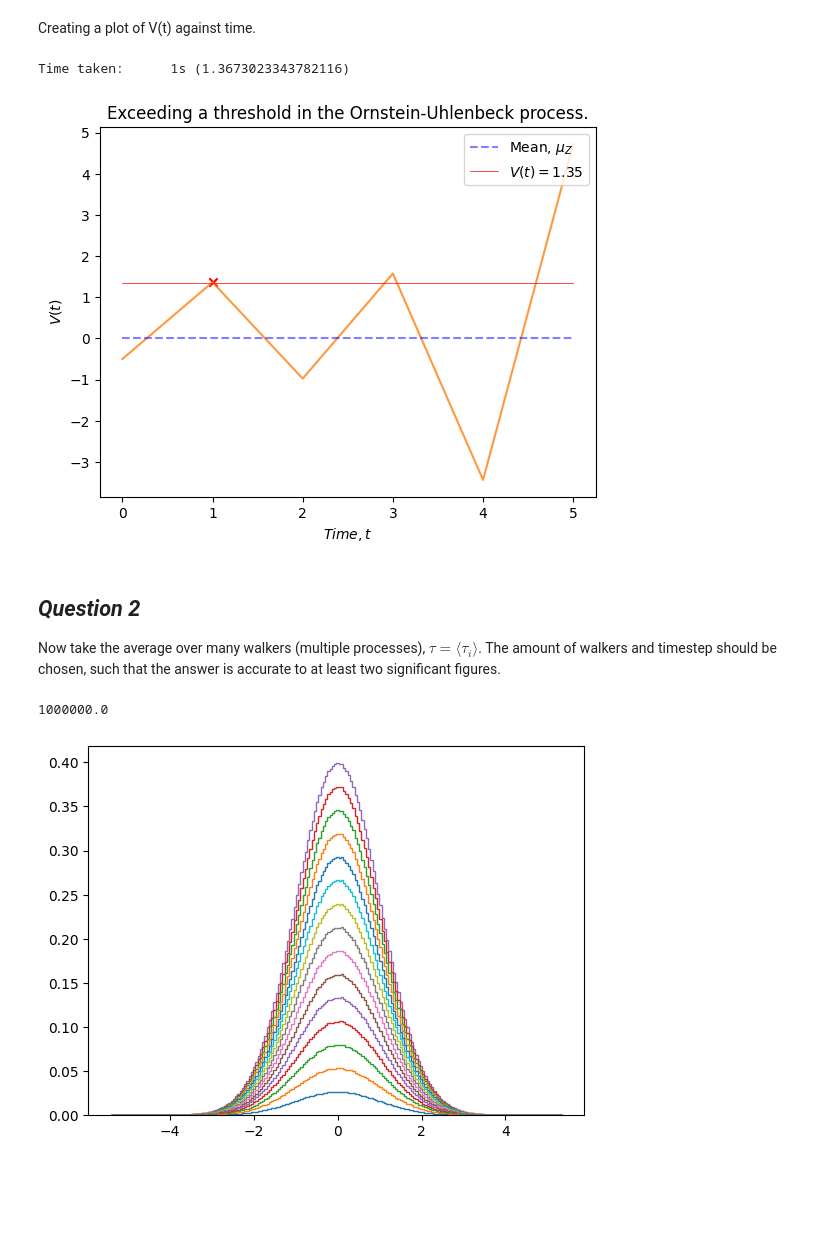
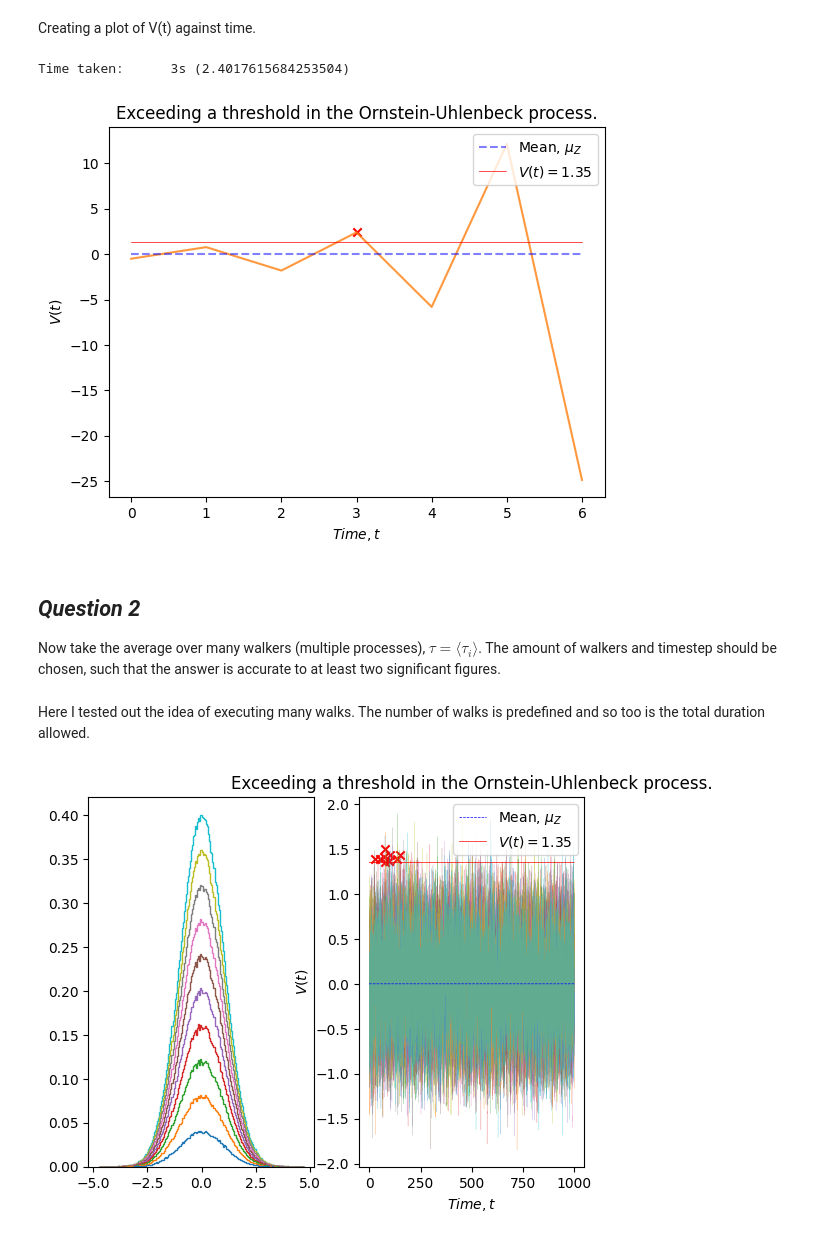
Before and after one commit to nashgabs/scaling-lamp, a Jupyter notebook: notebooks/sem_B.short_test3.ipynb, the cells around one changed output. Drawn from its saved outputs; the diff is of its cells as text; code cells hidden in the pictures; blank space fills up the shorter version.

```diff
--- a/notebooks/sem_B.short_test3.ipynb
+++ b/notebooks/sem_B.short_test3.ipynb
@@ -17,14 +17,18 @@ $$\begin{align*}
 import sys
 import numpy as np
 import matplotlib.pyplot as plt
-
+from IPython.display import clear_output, display
+from jupyterplot import ProgressPlot
 '''PARAMS'''
-time, tstep = 6, 1
+%matplotlib inline
+np.set_printoptions(precision=2)
+time, tstep = 7, 1
 mu, sigma = 0, 1
 k=3
 # %% [markdown]
 Generate random numbers of the variable $Z(t)$, plot the result to ensure distribution approximates a Gaussian.
 # %%
-Z = np.random.normal(mu, sigma, round(time/tstep))
-plt.hist(Z, 10, density=True);
+Z = np.random.normal(mu, sigma, 7)
+plt.hist(Z, 10, density=True)
+len(Z)
 # %% [output]
@@ -32,5 +37,6 @@ plt.hist(Z, 10, density=True);
 # %% [markdown]
 Creating an array $V(t): t\in [0,40]$
 # %%
-V = np.zeros((round(time/tstep),))
+V = np.zeros(round(time/tstep))
 V[0] = -0.5
+V
@@ -49,6 +57,11 @@ def ornsteinUhlenbeck(V, Z, time, tstep, k):
         V[i] += sqrtTStep*Z[i-1]
     return V
 V = ornsteinUhlenbeck(V, Z, time, tstep, k)
+# %%
+'''PARAMS'''
+walkers = 10
+step = 0.005
+mu, sigma = 0, 1
 # %% [markdown]
 Creating a plot of V(t) against time.
 # %%
@@ -83,22 +96,42 @@ ax.set_ylabel(r'$V(t)$')
 ax.legend(loc="upper right");
 #plt.ylim(-3,3);
 # %% [output]
-Time taken:      1s (1.3673023343782116)
+Time taken:      3s (2.4017615684253504)
-[figure, old version]
+[figure, new version]
 # %% [markdown]
 ## *Question 2*
 Now take the average over many walkers (multiple processes), $\tau=\langle\tau_i\rangle$. The amount of walkers and timestep should be chosen, such that the answer is accurate to at least two significant figures.
+# %% [markdown]
+Here I tested out the idea of executing many walks. The number of walks is predefined and so too is the total duration allowed.
 # %%
 '''PARAMS'''
-walkers = 15     # number of walkers
-tstep = 0.001     # time step
+walkers = 10     # number of walkers
+tstep = 0.01     # time step
 time = 1000    # length of time (number of random variables)
 overThreshold = []; np.array(overThreshold, dtype=int, ndmin=2)
 V = np.zeros((walkers, round(time/tstep))) # stores all walks
 V[:,0] = -0.5 # set initial values to -0.5
 Z = [np.random.normal(mu, sigma, round(time/tstep)) for _ in range(walkers)] # create stacked array of random normal distributions
-plt.hist(Z, 200, density=True, stacked=True, histtype='step');
-time/tstep
+
+'''PLOTTING'''
+fig, ax = plt.subplots(1, 2)
+ax[0].hist(Z, 200, density=True, stacked=True, histtype='step');
+
+for i in range(walkers):
+    V[i] = ornsteinUhlenbeck(V[i], Z[i], time, tstep, k) # add a new walk array to each row
+
+T = np.arange(0, time, tstep) # creating time axis
+for i in range(walkers):
+    overThreshold = np.append(overThreshold, getThreshold(V[i], tstep, ax[1]))
+
+ax[1].plot(T, V.T, alpha=0.5, linestyle='-', linewidth=0.2)
+ax[1].plot(T, T*0, color="b", alpha=1, linestyle='--', linewidth=0.5, label=r'Mean, $\mu_Z$')
+ax[1].plot(T, np.full((round(time/tstep),), 1.35), color="r", alpha=1, linestyle='-', linewidth=0.5, label=r'$V(t)=1.35$')
+
+ax[1].set_title('Exceeding a threshold in the Ornstein-Uhlenbeck process.')
+ax[1].set_xlabel(r'$Time, t$')
+ax[1].set_ylabel(r'$V(t)$')
+ax[1].legend(loc="upper right");
+#plt.ylim(-3,3);
 # %% [output]
-1000000.0
-[figure, old version]
+[figure, new version]
```
Also changed, not shown: parts of 11 cells of this notebook.
